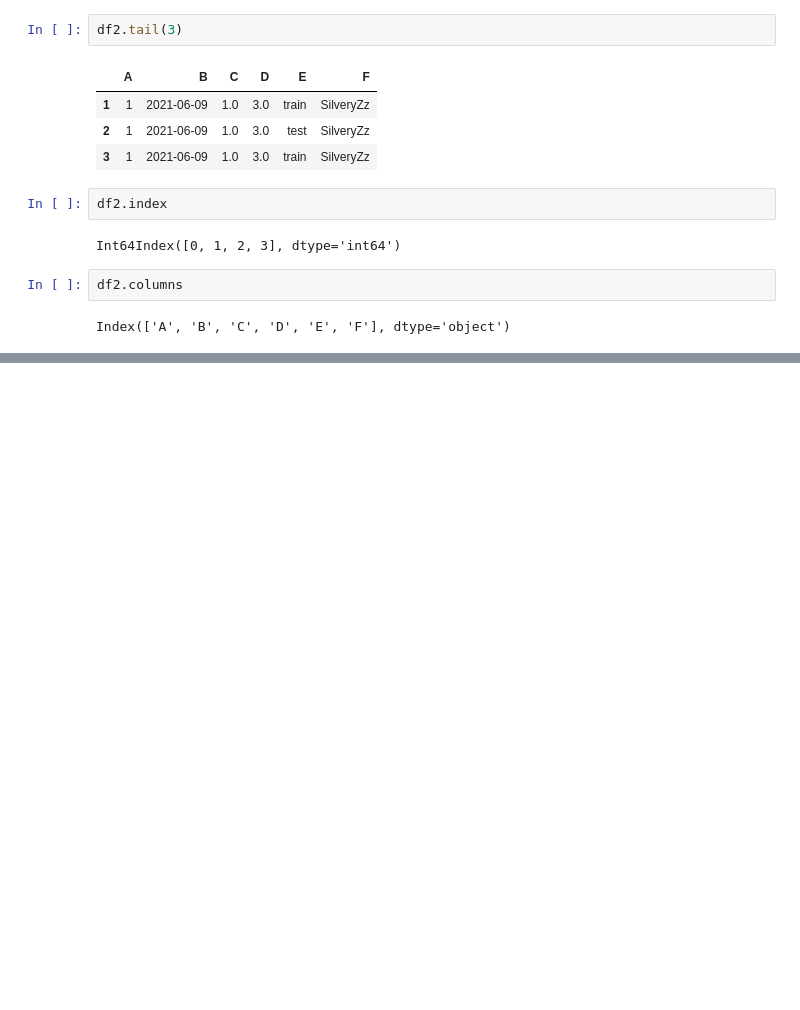
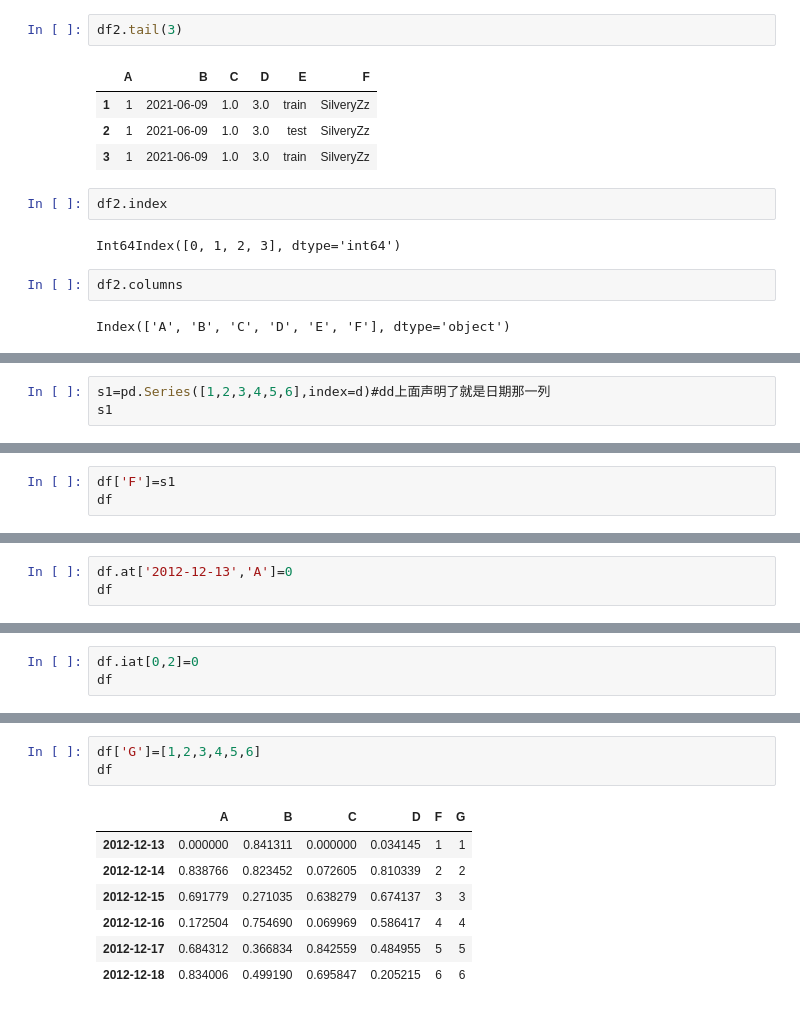
Before and after one commit to slivermaker/ModernAlgorithm, a Jupyter notebook: Code_Matplotlib-NumPy-Pandas/pandas.ipynb, the cells around one changed output, grey strips where cells are left out. Drawn from its saved outputs; the diff is of its cells as text; blank space fills up the shorter version.

```diff
--- a/Code_Matplotlib-NumPy-Pandas/pandas.ipynb
+++ b/Code_Matplotlib-NumPy-Pandas/pandas.ipynb
@@ -120,0 +289,3 @@ df.sort_values(by='B')
+# %%
+s1=pd.Series([1,2,3,4,5,6],index=d)#dd上面声明了就是日期那一列
+s1
@@ -120,0 +300,3 @@ df.sort_values(by='B')
+# %%
+df['F']=s1
+df
@@ -120,0 +311,3 @@ df.sort_values(by='B')
+# %%
+df.at['2012-12-13','A']=0
+df
@@ -120,0 +322,3 @@ df.sort_values(by='B')
+# %%
+df.iat[0,2]=0
+df
@@ -120,0 +333,11 @@ df.sort_values(by='B')
+# %%
+df['G']=[1,2,3,4,5,6]
+df
+# %% [output]
+|  | A | B | C | D | F | G |
+| 2012-12-13 | 0.000000 | 0.841311 | 0.000000 | 0.034145 | 1 | 1 |
+| 2012-12-14 | 0.838766 | 0.823452 | 0.072605 | 0.810339 | 2 | 2 |
+| 2012-12-15 | 0.691779 | 0.271035 | 0.638279 | 0.674137 | 3 | 3 |
+| 2012-12-16 | 0.172504 | 0.754690 | 0.069969 | 0.586417 | 4 | 4 |
+| 2012-12-17 | 0.684312 | 0.366834 | 0.842559 | 0.484955 | 5 | 5 |
+| 2012-12-18 | 0.834006 | 0.499190 | 0.695847 | 0.205215 | 6 | 6 |
```
Also changed, not shown: parts of 45 cells of this notebook, 1 other file.
